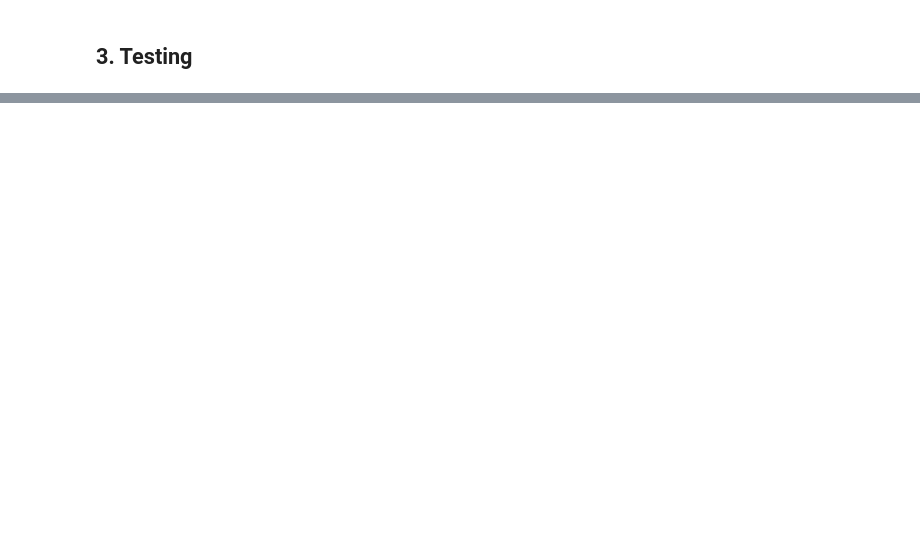
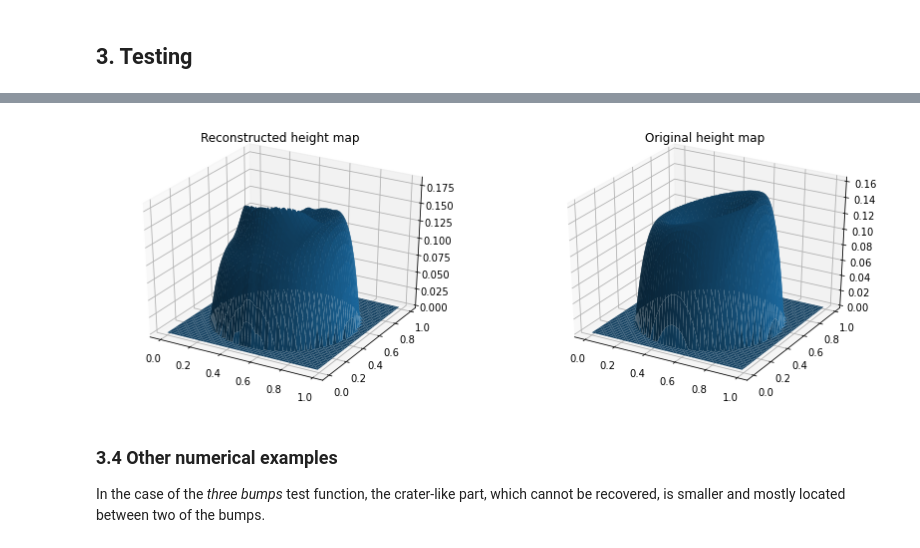
Before and after one commit to gbonnet1/AdaptiveGridDiscretizations, a Jupyter notebook: Notebooks_NonDiv/ShapeFromShading.ipynb, the cells around one changed output, grey strips where cells are left out. Saved outputs shown, nothing was run; the diff lists cells and outputs as text; code cells hidden in the pictures; blank space fills up the shorter version.

```diff
--- a/Notebooks_NonDiv/ShapeFromShading.ipynb
+++ b/Notebooks_NonDiv/ShapeFromShading.ipynb
@@ -306,0 +316,16 @@ U[50,50]
+# %%
+fig = plt.figure(figsize=[14,5])
+
+ax = fig.add_subplot(121,projection='3d')
+plt.title('Reconstructed height map')
+ax.plot_surface(X,Y,U);
+
+ax = fig.add_subplot(122,projection='3d')
+plt.title('Original height map')
+ax.plot_surface(X,Y,height);
+# %% [output]
+[figure, added]
+# %% [markdown]
+### 3.4 Other numerical examples
+
+In the case of the *three bumps* test function, the crater-like part, which cannot be recovered, is smaller and mostly located between two of the bumps.
```
Also changed, not shown: parts of 56 cells of this notebook.
